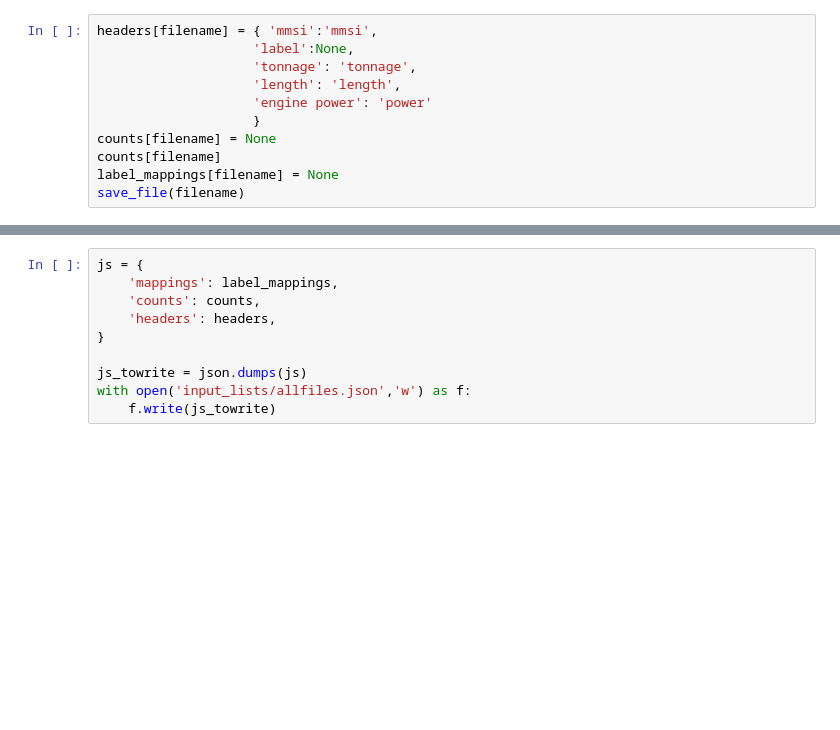
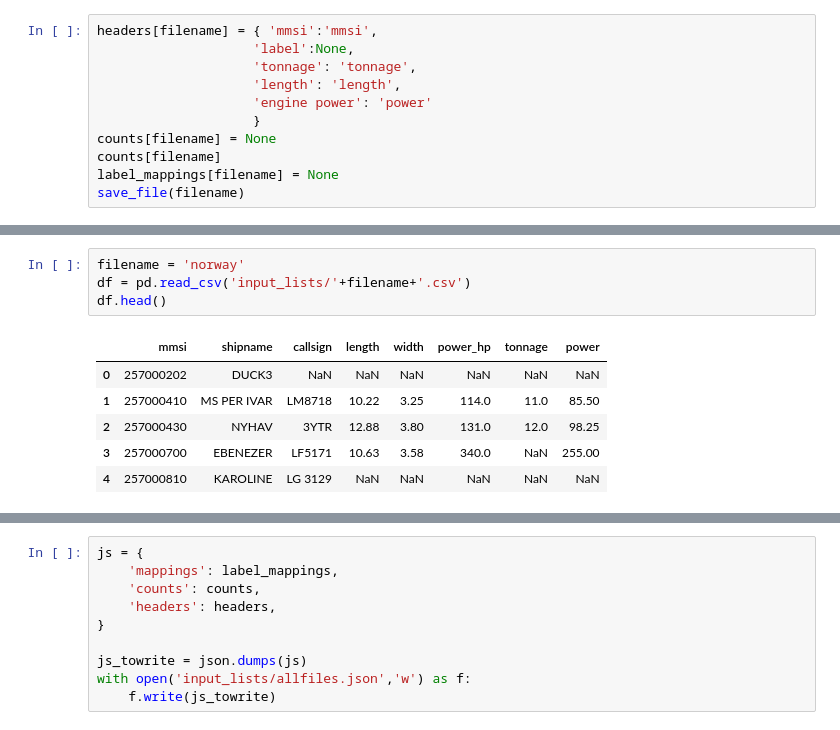
Before and after one commit to GlobalFishingWatch/mussidae, a Jupyter notebook: mussidae/kroodsma_listbuld_v2/list_insepection_and_mappings.ipynb, the cells around one changed output, grey strips where cells are left out. Saved outputs shown, nothing was run; the diff lists cells and outputs as text; blank space fills up the shorter version.

Commit message:
updated the lists

```diff
--- a/mussidae/kroodsma_listbuld_v2/list_insepection_and_mappings.ipynb
+++ b/mussidae/kroodsma_listbuld_v2/list_insepection_and_mappings.ipynb
@@ -676,0 +715,11 @@ CParserError: Error tokenizing data. C error: Expected 7 fields in line 1007, sa
+# %%
+filename = 'norway'
+df = pd.read_csv('input_lists/'+filename+'.csv')
+df.head()
+# %% [output]
+|  | mmsi | shipname | callsign | length | width | power_hp | tonnage | power |
+| 0 | 257000202 | DUCK3 | NaN | NaN | NaN | NaN | NaN | NaN |
+| 1 | 257000410 | MS PER IVAR | LM8718 | 10.22 | 3.25 | 114.0 | 11.0 | 85.50 |
+| 2 | 257000430 | NYHAV | 3YTR | 12.88 | 3.80 | 131.0 | 12.0 | 98.25 |
+| 3 | 257000700 | EBENEZER | LF5171 | 10.63 | 3.58 | 340.0 | NaN | 255.00 |
+| 4 | 257000810 | KAROLINE | LG 3129 | NaN | NaN | NaN | NaN | NaN |
```
Also changed, not shown: parts of 7 cells of this notebook, 15 other files.
